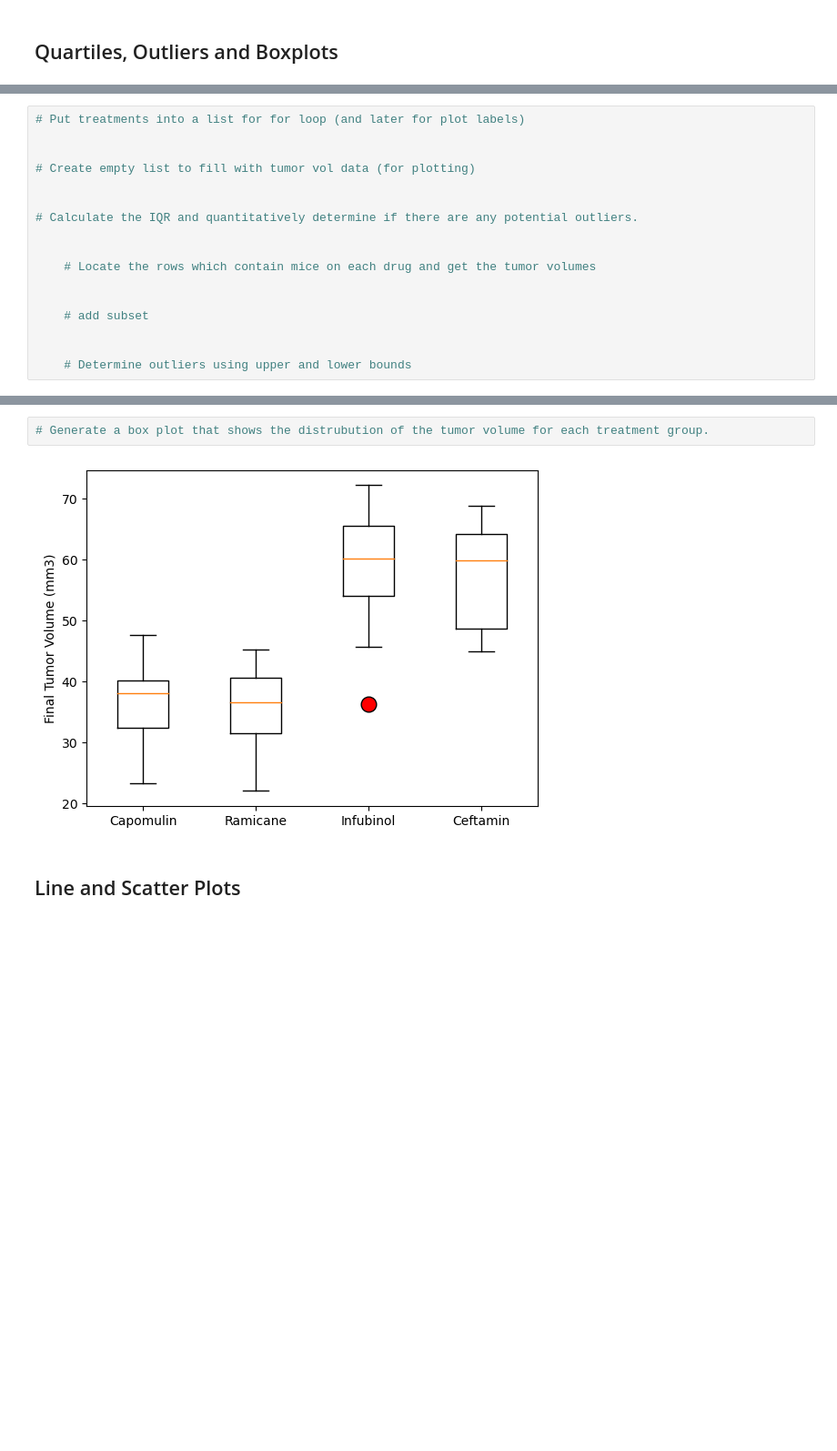
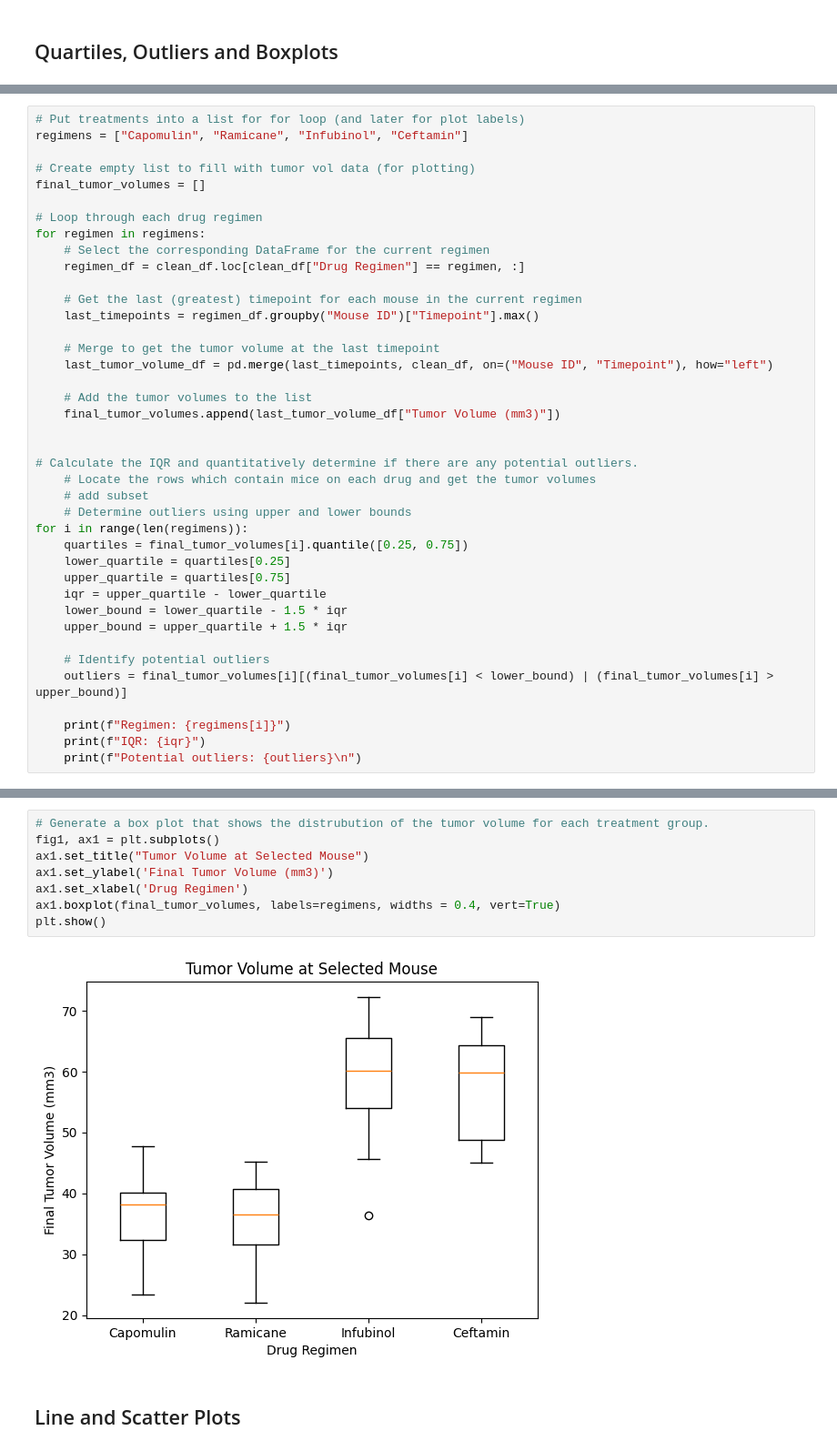
Before and after one commit to echac555/matplotlib_challenge, a Jupyter notebook: Pymaceuticals/pymaceuticals_starter.ipynb, the cells around one changed output, grey strips where cells are left out. Shown: that part at 91% size. Drawn from its saved outputs; the diff is of its cells as text; blank space fills up the shorter version.

```diff
--- a/Pymaceuticals/pymaceuticals_starter.ipynb
+++ b/Pymaceuticals/pymaceuticals_starter.ipynb
@@ -189,18 +211,41 @@ plt.show()
 # %%
 # Put treatments into a list for for loop (and later for plot labels)
-
+regimens = ["Capomulin", "Ramicane", "Infubinol", "Ceftamin"]
 
 # Create empty list to fill with tumor vol data (for plotting)
+final_tumor_volumes = []
+
+# Loop through each drug regimen
+for regimen in regimens:
+    # Select the corresponding DataFrame for the current regimen
+    regimen_df = clean_df.loc[clean_df["Drug Regimen"] == regimen, :]
+
+    # Get the last (greatest) timepoint for each mouse in the current regimen
+    last_timepoints = regimen_df.groupby("Mouse ID")["Timepoint"].max()
+
+    # Merge to get the tumor volume at the last timepoint
+    last_tumor_volume_df = pd.merge(last_timepoints, clean_df, on=("Mouse ID", "Timepoint"), how="left")
+
+    # Add the tumor volumes to the list
+    final_tumor_volumes.append(last_tumor_volume_df["Tumor Volume (mm3)"])
 
 
 # Calculate the IQR and quantitatively determine if there are any potential outliers.
+    # Locate the rows which contain mice on each drug and get the tumor volumes
+    # add subset
+    # Determine outliers using upper and lower bounds
+for i in range(len(regimens)):
+    quartiles = final_tumor_volumes[i].quantile([0.25, 0.75])
+    lower_quartile = quartiles[0.25]
+    upper_quartile = quartiles[0.75]
+    iqr = upper_quartile - lower_quartile
+    lower_bound = lower_quartile - 1.5 * iqr
+    upper_bound = upper_quartile + 1.5 * iqr
 
+    # Identify potential outliers
+    outliers = final_tumor_volumes[i][(final_tumor_volumes[i] < lower_bound) | (final_tumor_volumes[i] > upper_bound)]
 
-    # Locate the rows which contain mice on each drug and get the tumor volumes
-
-
-    # add subset
-
-
-    # Determine outliers using upper and lower bounds
+    print(f"Regimen: {regimens[i]}")
+    print(f"IQR: {iqr}")
+    print(f"Potential outliers: {outliers}\n")
 # %% [output]
@@ -212,7 +268,13 @@ Ceftamin's potential outliers: Series([], Name: Tumor Volume (mm3), dtype: float
 # %%
 # Generate a box plot that shows the distrubution of the tumor volume for each treatment group.
+fig1, ax1 = plt.subplots()
+ax1.set_title("Tumor Volume at Selected Mouse")
+ax1.set_ylabel('Final Tumor Volume (mm3)')
+ax1.set_xlabel('Drug Regimen')
+ax1.boxplot(final_tumor_volumes, labels=regimens, widths = 0.4, vert=True)
+plt.show()
 # %% [output]
-[figure, old version]
+[figure, new version]
 # %% [markdown]
 ## Line and Scatter Plots
 # %%
```
Also changed, not shown: parts of 3 cells of this notebook.
